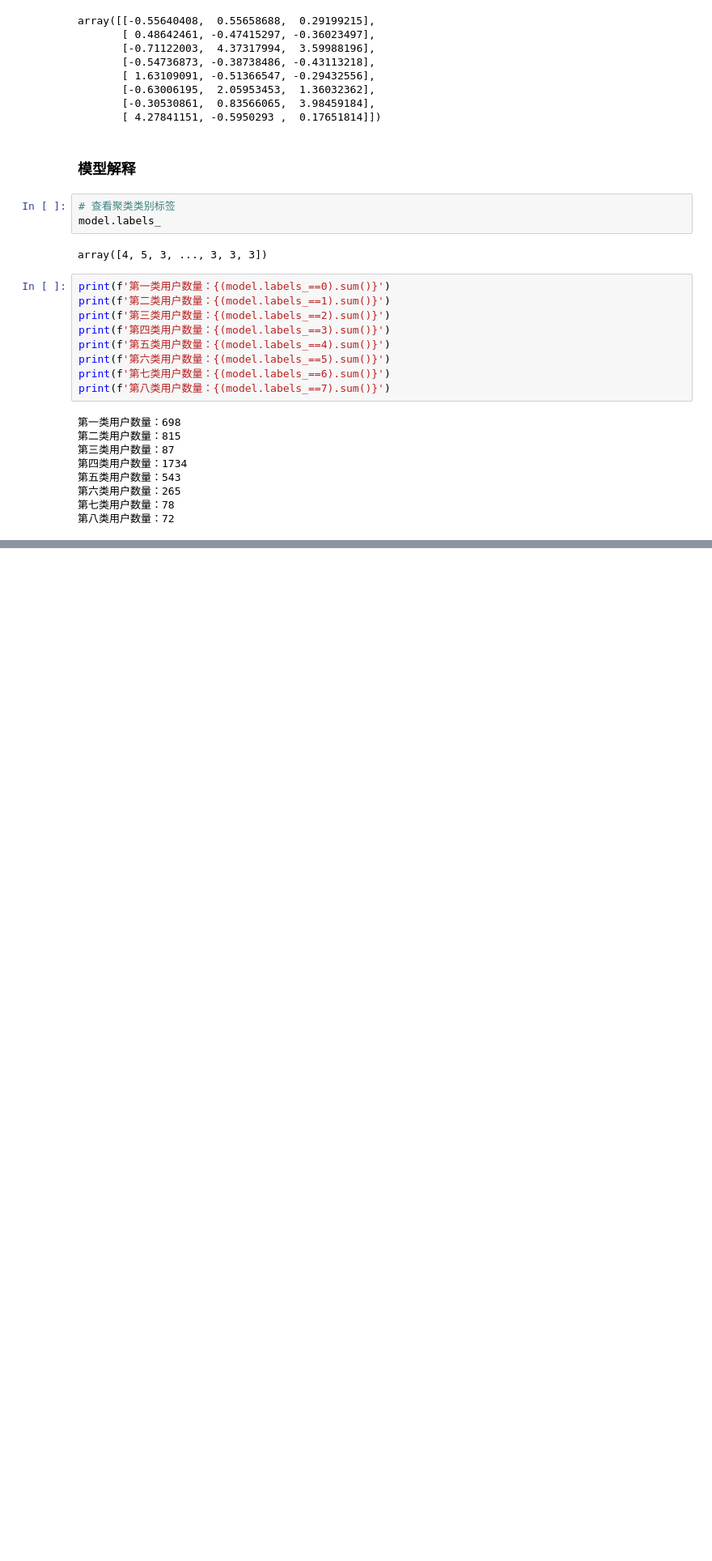
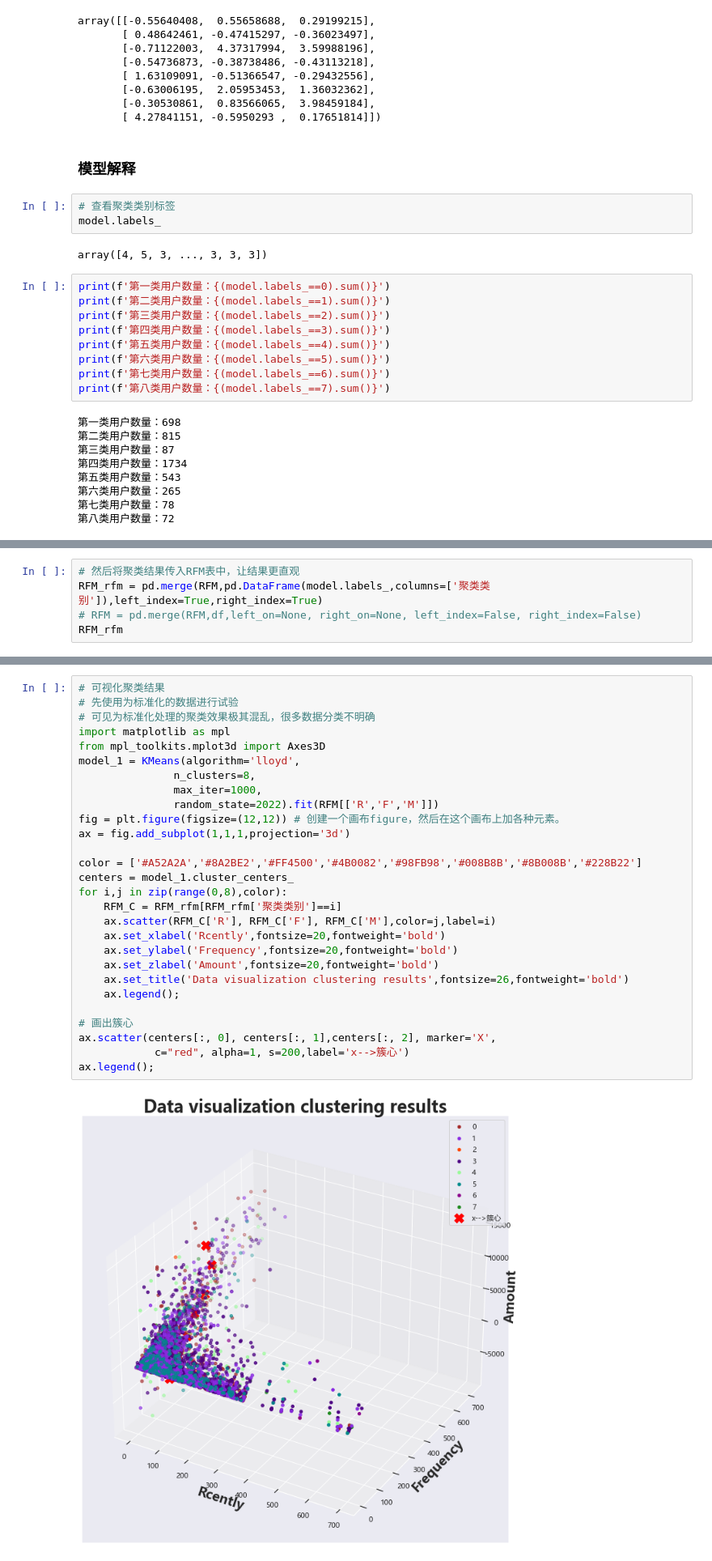
Before and after one commit to jaling9/PythonProjects, a Jupyter notebook: 基于kmean聚类实现用户分层RFM模型/基于kmeans聚类RFM模型.ipynb, the cells around one changed output, grey strips where cells are left out. Shown at 81% size. Saved outputs shown, nothing was run; the diff lists cells and outputs as text; blank space fills up the shorter version.

```diff
--- a/基于kmean聚类实现用户分层RFM模型/基于kmeans聚类RFM模型.ipynb
+++ b/基于kmean聚类实现用户分层RFM模型/基于kmeans聚类RFM模型.ipynb
@@ -342,0 +345,5 @@ RFM.head(20)
+# %%
+# 然后将聚类结果传入RFM表中，让结果更直观
+RFM_rfm = pd.merge(RFM,pd.DataFrame(model.labels_,columns=['聚类类别']),left_index=True,right_index=True)
+# RFM = pd.merge(RFM,df,left_on=None, right_on=None, left_index=False, right_index=False)
+RFM_rfm
@@ -342,0 +364,30 @@ RFM.head(20)
+# %%
+# 可视化聚类结果
+# 先使用为标准化的数据进行试验
+# 可见为标准化处理的聚类效果极其混乱，很多数据分类不明确
+import matplotlib as mpl
+from mpl_toolkits.mplot3d import Axes3D
+model_1 = KMeans(algorithm='lloyd',
+               n_clusters=8,
+               max_iter=1000,
+               random_state=2022).fit(RFM[['R','F','M']])
+fig = plt.figure(figsize=(12,12)) # 创建一个画布figure，然后在这个画布上加各种元素。
+ax = fig.add_subplot(1,1,1,projection='3d')
+
+color = ['#A52A2A','#8A2BE2','#FF4500','#4B0082','#98FB98','#008B8B','#8B008B','#228B22']
+centers = model_1.cluster_centers_
+for i,j in zip(range(0,8),color):
+    RFM_C = RFM_rfm[RFM_rfm['聚类类别']==i]
+    ax.scatter(RFM_C['R'], RFM_C['F'], RFM_C['M'],color=j,label=i)
+    ax.set_xlabel('Rcently',fontsize=20,fontweight='bold')
+    ax.set_ylabel('Frequency',fontsize=20,fontweight='bold')
+    ax.set_zlabel('Amount',fontsize=20,fontweight='bold')
+    ax.set_title('Data visualization clustering results',fontsize=26,fontweight='bold')
+    ax.legend();
+
+# 画出簇心
+ax.scatter(centers[:, 0], centers[:, 1],centers[:, 2], marker='X',
+            c="red", alpha=1, s=200,label='x-->簇心')
+ax.legend();
+# %% [output]
+[figure, added]
```
Also changed, not shown: parts of 14 cells of this notebook.
